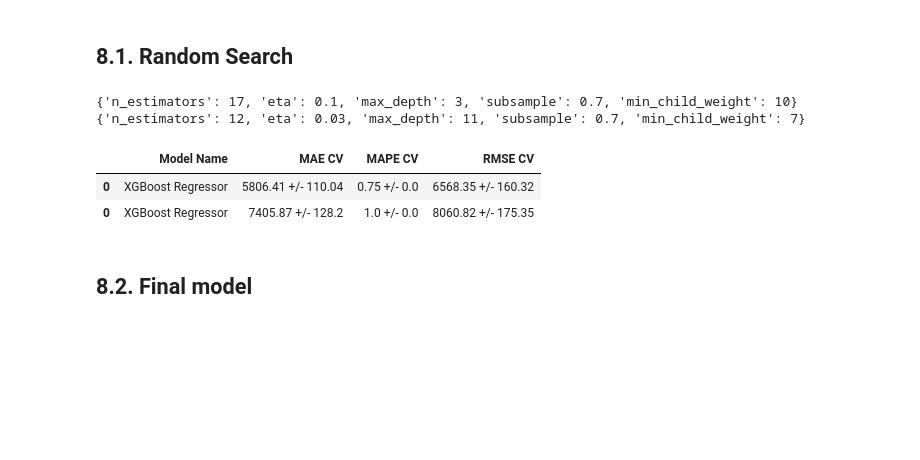
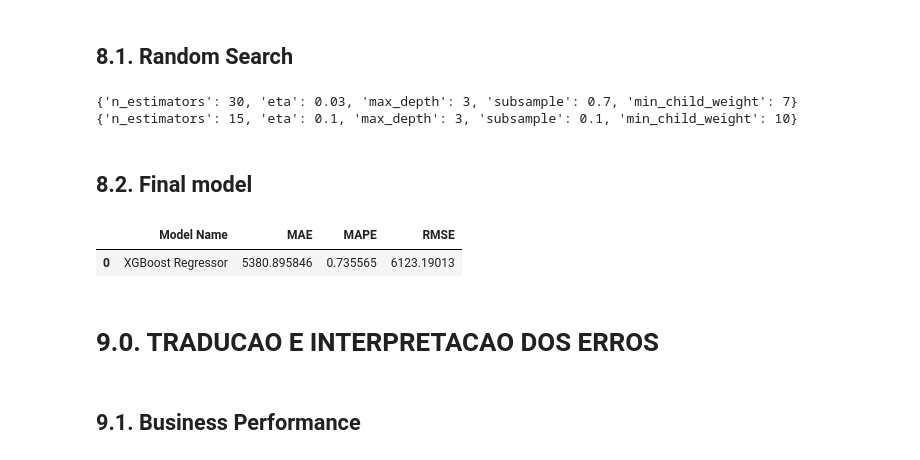
Before and after one commit to HenriqueLebre/DS-em-producao, a Jupyter notebook: m05_v01_store_sales_prediction.ipynb, the cells around one changed output. Saved outputs shown, nothing was run; the diff lists cells and outputs as text; code cells hidden in the pictures; blank space fills up the shorter version.

```diff
--- a/m05_v01_store_sales_prediction.ipynb
+++ b/m05_v01_store_sales_prediction.ipynb
@@ -1149,12 +1149,11 @@ for i in range( MAX_EVAL ):
     result = cross_validation(x_training, 2, 'XGBoost Regressor', model_xgb, verbose=False)
     final_result = pd.concat([final_result, result])
 final_result
+
+final_result = pd.DataFrame()
 # %% [output]
-{'n_estimators': 17, 'eta': 0.1, 'max_depth': 3, 'subsample': 0.7, 'min_child_weight': 10}
-{'n_estimators': 12, 'eta': 0.03, 'max_depth': 11, 'subsample': 0.7, 'min_child_weight': 7}
+{'n_estimators': 30, 'eta': 0.03, 'max_depth': 3, 'subsample': 0.7, 'min_child_weight': 7}
+{'n_estimators': 15, 'eta': 0.1, 'max_depth': 3, 'subsample': 0.1, 'min_child_weight': 10}
-|  | Model Name | MAE CV | MAPE CV | RMSE CV |
-| 0 | XGBoost Regressor | 5806.41 +/- 110.04 | 0.75 +/- 0.0 | 6568.35 +/- 160.32 |
-| 0 | XGBoost Regressor | 7405.87 +/- 128.2 | 1.0 +/- 0.0 | 8060.82 +/- 175.35 |
 # %% [markdown]
 ## 8.2. Final model
 # %%
@@ -1170,16 +1167,21 @@ MAX_EVAL = 2
 # %%
 # Model
-model_xgb+tuned = xgb.XGBRegressor(objective='reg:squarederror',
+model_xgb_tuned = xgb.XGBRegressor(objective='reg:squarederror',
                                     n_estimators=param_tuned['n_estimators'],
                                     eta=param_tuned['eta'],
                                     max_depth=param_tuned['max_depth'],
                                     subsample=param_tuned['subsample'],
                                     min_child_weight=param_tuned['min_child_weight']
                                     ).fit(x_train, y_train)
 
 # prediction
 yhat_xgb_tuned = model_xgb_tuned.predict(x_test)
 
     # Performance
 xgb_result_tuned = ml_error('XGBoost Regressor', np.expm1(y_test), np.expm1(yhat_xgb_tuned))
 xgb_result_tuned
+# %% [output]
+|  | Model Name | MAE | MAPE | RMSE |
+| 0 | XGBoost Regressor | 5380.895846 | 0.735565 | 6123.19013 |
+# %% [markdown]
+# 9.0. TRADUCAO E INTERPRETACAO DOS ERROS
@@ -1185,0 +1194,2 @@ xgb_result_tuned
+# %% [markdown]
+## 9.1. Business Performance
```
Also changed, not shown: parts of 13 cells of this notebook.
